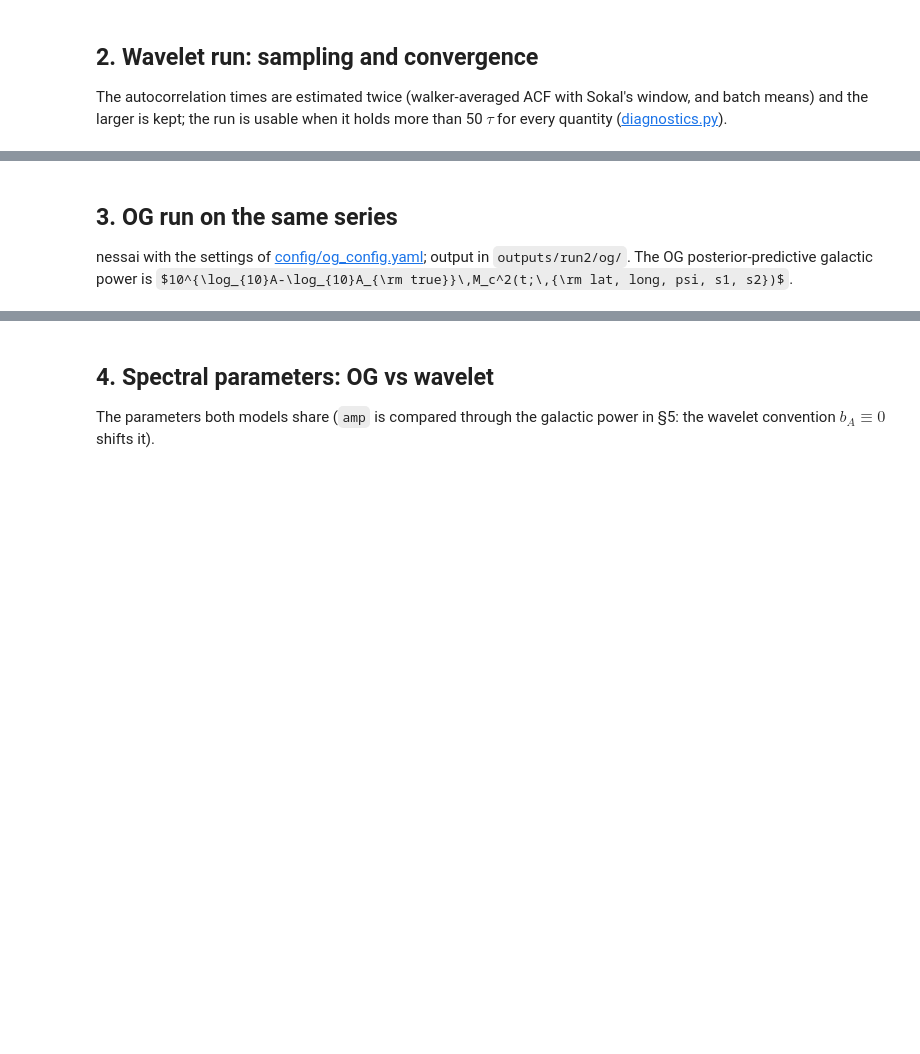
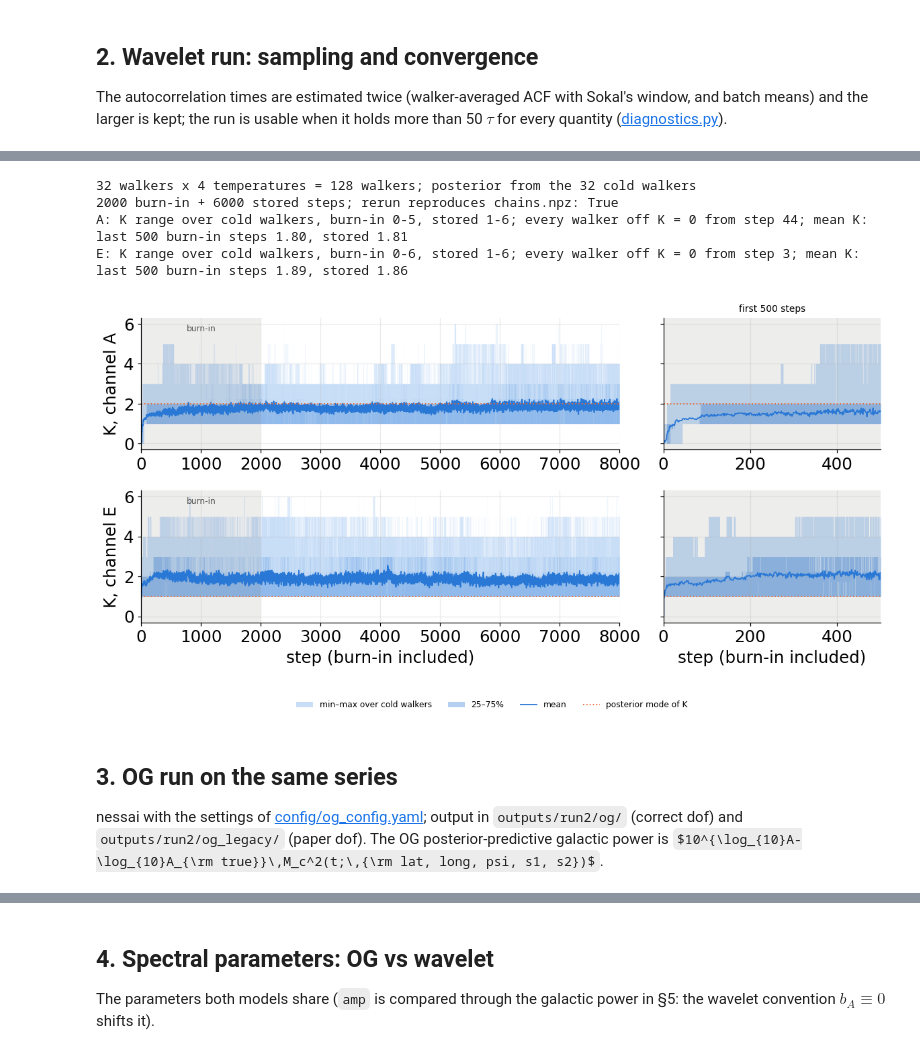
Before and after one commit to shrikrishnaanand/bahamas_ska, a Jupyter notebook: data/wavelet_injection/run2_sky_vs_og.ipynb, the cells around one changed output, grey strips where cells are left out. Drawn from its saved outputs; the diff is of its cells as text; code cells hidden in the pictures; some formulas as TeX source; blank space fills up the shorter version.

```diff
--- a/data/wavelet_injection/run2_sky_vs_og.ipynb
+++ b/data/wavelet_injection/run2_sky_vs_og.ipynb
@@ -130,7 +139,47 @@ E p(K=1)=0.359 p(K=2)=0.279 p(K=3)=0.234 p(K=4)=0.085 p(K=5)=0.036 p(K=6)=0.006
+# %%
+C_BAND_K, C_POST_K = C_WAV_L, C_WAV
+kt = dict(np.load(I.k_trace_path(TAG)))
+burn, nw_t, ntemps = int(kt['burnin']), int(kt['nwalkers']), int(kt['ntemps'])
+print(f"{nw_t} walkers x {ntemps} temperatures = {nw_t * ntemps} walkers; posterior from the {nw_t} cold walkers")
+print(f"{burn} burn-in + {int(kt['nsteps'])} stored steps; rerun reproduces chains.npz: {bool(kt.get('matches_chains'))}")
+
+fig, axes = plt.subplots(2, 2, figsize=(11, 5.6), sharey='row', gridspec_kw={'width_ratios': [2.2, 1]})
+for row, c in enumerate(CH):
+    K = kt[f'K_{c}'][:, 0].astype(float)              # cold chain: (steps, walkers)
+    step = np.arange(1, len(K) + 1)
+    lo, hi = K.min(1), K.max(1)
+    q25, q75 = np.percentile(K, [25, 75], axis=1)
+    mode = int(r[f'mod_{c}_bayes_K'][np.argmax(r[f'mod_{c}_bayes_posterior'])])
+    left0 = np.argmax(lo >= 1) + 1                    # first step every walker has at least one atom
+    for ax, sl, xmax in zip(axes[row], [slice(None), slice(0, 500)], [len(K), 500]):
+        ax.fill_between(step[sl], lo[sl], hi[sl], step='mid', color=C_BAND_K, alpha=0.45, lw=0, label='min–max over cold walkers')
+        ax.fill_between(step[sl], q25[sl], q75[sl], step='mid', color=C_POST_K, alpha=0.35, lw=0, label='25–75%')
+        ax.plot(step[sl], K[sl].mean(1), color=C_POST_K, lw=1.2, label='mean')
+        ax.axhline(mode, color=C_OG, ls=':', lw=1.2, label='posterior mode of K')
+        ax.axvspan(0, min(burn, xmax), color=C_MUTED, alpha=0.10, lw=0)
+        ax.set_xlim(0, xmax)
+    axes[row, 0].text(burn / 2, 0.95, 'burn-in', transform=axes[row, 0].get_xaxis_transform(), ha='center',
+                      va='top', fontsize=8, color=C_MUTED)
+    axes[row, 0].set_ylabel(f'K, channel {c}')
+    print(f'{c}: K range over cold walkers, burn-in {int(lo[:burn].min())}-{int(hi[:burn].max())}, '
+          f'stored {int(lo[burn:].min())}-{int(hi[burn:].max())}; every walker off K = 0 from step {left0}; '
+          f'mean K: last 500 burn-in steps {K[burn - 500:burn].mean():.2f}, stored {K[burn:].mean():.2f}')
+for ax in axes[1]:
+    ax.set_xlabel('step (burn-in included)')
+fig.legend(*axes[0, 0].get_legend_handles_labels(), fontsize=8, ncol=4, loc='lower center', bbox_to_anchor=(0.5, -0.04))
+axes[0, 1].set_title('first 500 steps', fontsize=9)
+fig.tight_layout(rect=(0, 0.04, 1, 1))
+fig.savefig(OUT / 'K_trace_burnin.png', dpi=150, bbox_inches='tight')
+# %% [output]
+32 walkers x 4 temperatures = 128 walkers; posterior from the 32 cold walkers
+2000 burn-in + 6000 stored steps; rerun reproduces chains.npz: True
+A: K range over cold walkers, burn-in 0-5, stored 1-6; every walker off K = 0 from step 44; mean K: last 500 burn-in steps 1.80, stored 1.81
+E: K range over cold walkers, burn-in 0-6, stored 1-6; every walker off K = 0 from step 3; mean K: last 500 burn-in steps 1.89, stored 1.86
+[figure, added]
 # %% [markdown]
 ## 3. OG run on the same series
 
-nessai with the settings of [config/og_config.yaml](config/og_config.yaml); output in `outputs/run2/og/`. The OG
+nessai with the settings of [config/og_config.yaml](config/og_config.yaml); output in `outputs/run2/og/` (correct dof) and `outputs/run2/og_legacy/` (paper dof). The OG
 posterior-predictive galactic power is $10^{\log_{10}A-\log_{10}A_{\rm true}}\,M_c^2(t;\,{\rm lat, long, psi, s1, s2})$.
 # %%
 # Degrees of freedom of the binned periodogram, on the run-2 OG data: count * var(binned / model) is 1 if each
```
Also changed, not shown: parts of 11 cells of this notebook, 9 other files.
